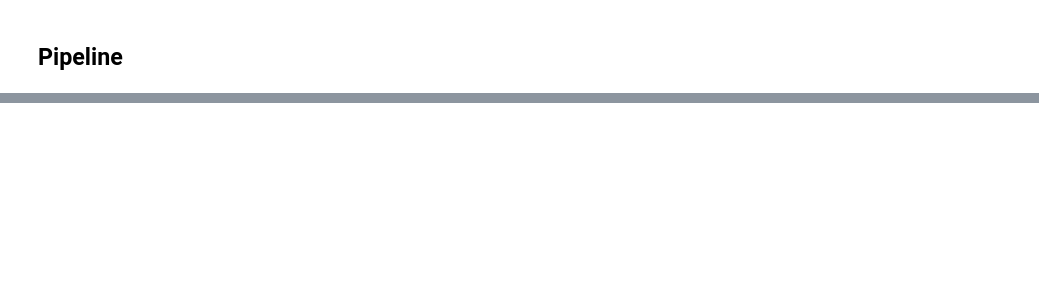
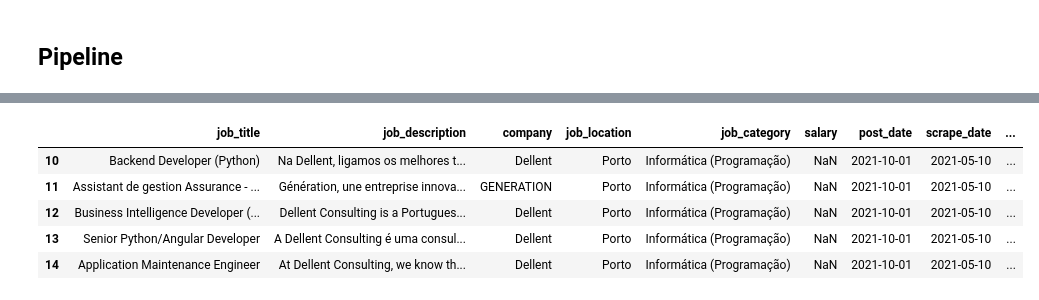
Before and after one commit to gilnribeiro/Work-Project, a Jupyter notebook: Thesis - Code/Data Cleaning/data_cleaning.ipynb, the cells around one changed output, grey strips where cells are left out. Saved outputs shown, nothing was run; the diff lists cells and outputs as text; code cells hidden in the pictures; blank space fills up the shorter version.

```diff
--- a/Thesis - Code/Data Cleaning/data_cleaning.ipynb
+++ b/Thesis - Code/Data Cleaning/data_cleaning.ipynb
@@ -357 +517,10 @@ df.describe()
+# %%
+df.head()
+# %% [output]
+|  | job_title | job_description | company | job_location | job_category | salary | post_date | scrape_date | ... |
+| 10 | Backend Developer (Python) | Na Dellent, ligamos os melhores t... | Dellent | Porto | Informática (Programação) | NaN | 2021-10-01 | 2021-05-10 | ... |
+| 11 | Assistant de gestion Assurance - ... | Génération, une entreprise innova... | GENERATION | Porto | Informática (Programação) | NaN | 2021-10-01 | 2021-05-10 | ... |
+| 12 | Business Intelligence Developer (... | Dellent Consulting is a Portugues... | Dellent | Porto | Informática (Programação) | NaN | 2021-10-01 | 2021-05-10 | ... |
+| 13 | Senior Python/Angular Developer | A Dellent Consulting é uma consul... | Dellent | Porto | Informática (Programação) | NaN | 2021-10-01 | 2021-05-10 | ... |
+| 14 | Application Maintenance Engineer | At Dellent Consulting, we know th... | Dellent | Porto | Informática (Programação) | NaN | 2021-10-01 | 2021-05-10 | ... |
 # %%
```
Also changed, not shown: parts of 25 cells of this notebook.
